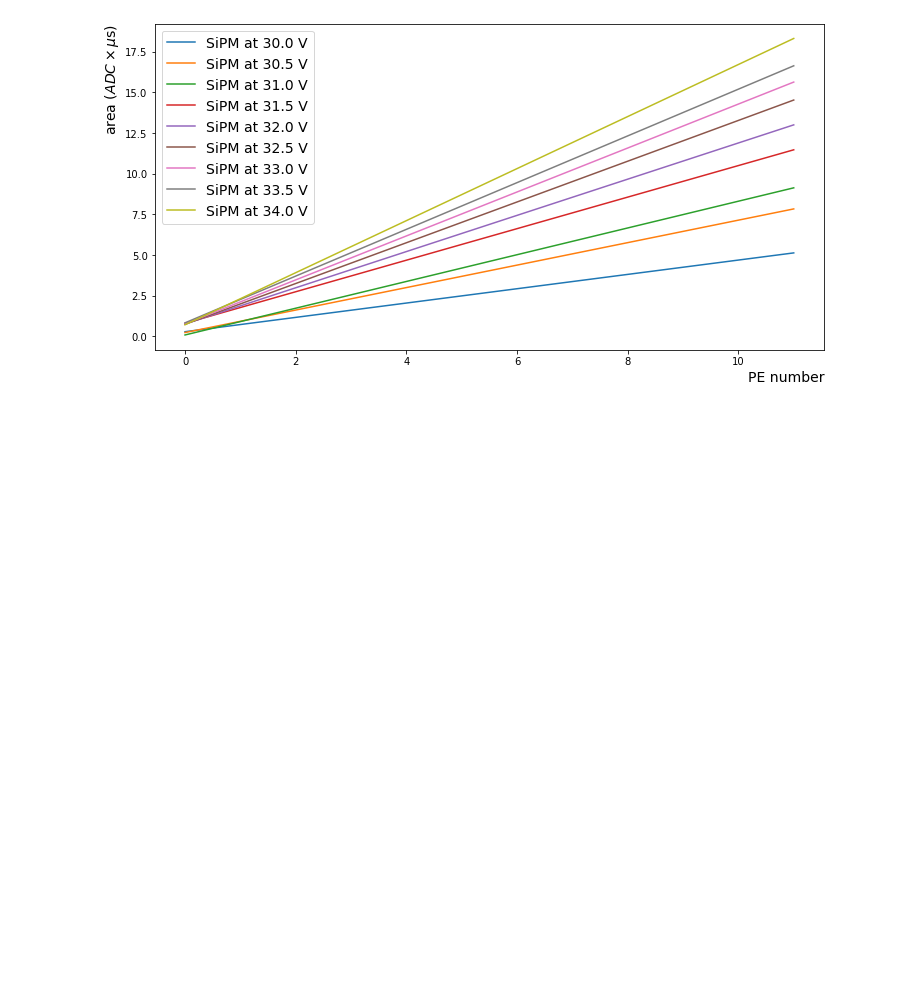
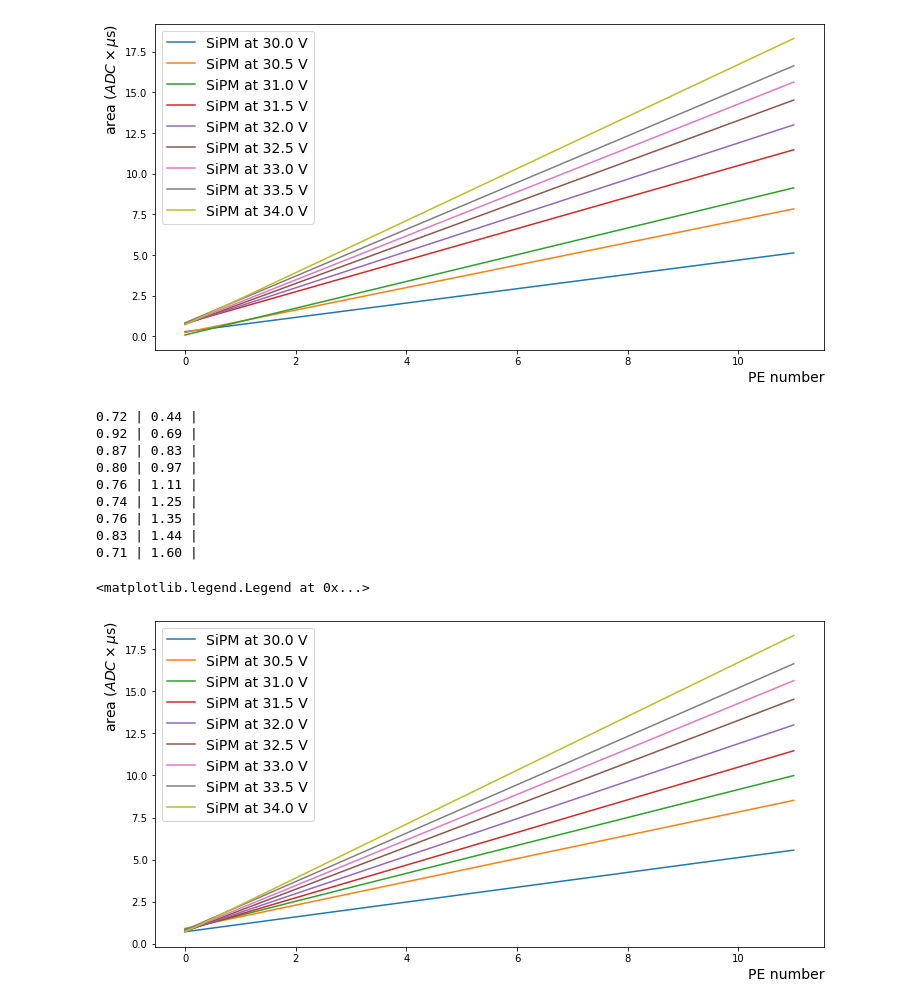
Before and after one commit to valerioda/abalone, a Jupyter notebook: process_sipm2_calibration.ipynb, the cells around one changed output. Cells and saved outputs as stored; diff of their text form; code cells hidden in the pictures; blank space fills up the shorter version.

```diff
--- a/process_sipm2_calibration.ipynb
+++ b/process_sipm2_calibration.ipynb
@@ -136,3 +132,24 @@ plt.legend(fontsize=14)
 0.71 | 1.60 |
 <matplotlib.legend.Legend at 0x...>
 [figure]
+# %%
+plt.figure(figsize=(12,6))
+x = range(0,12)
+for i in range(len(par)):
+    print(f'{par[i][0]:.2f} | {par[i][1]:.2f} |')
+    plt.plot(x,psu.retta(x,par[i][0],par[i][1]),label=f'SiPM at {voltages[i]} V')
+plt.ylabel(r'area ($ADC\times \mu$s)',ha='right',y=1,fontsize=14)
+plt.xlabel('PE number',ha='right',x=1,size=40,fontsize=14)
+plt.legend(fontsize=14)
+# %% [output]
+0.72 | 0.44 |
+0.92 | 0.69 |
+0.87 | 0.83 |
+0.80 | 0.97 |
+0.76 | 1.11 |
+0.74 | 1.25 |
+0.76 | 1.35 |
+0.83 | 1.44 |
+0.71 | 1.60 |
+<matplotlib.legend.Legend at 0x...>
+[figure, added]
```
Also changed, not shown: parts of 2 cells of this notebook.
